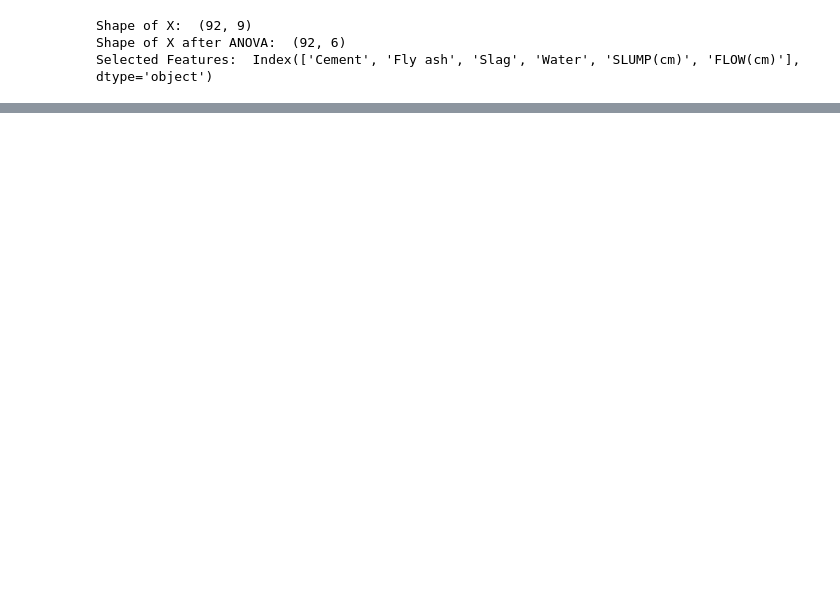
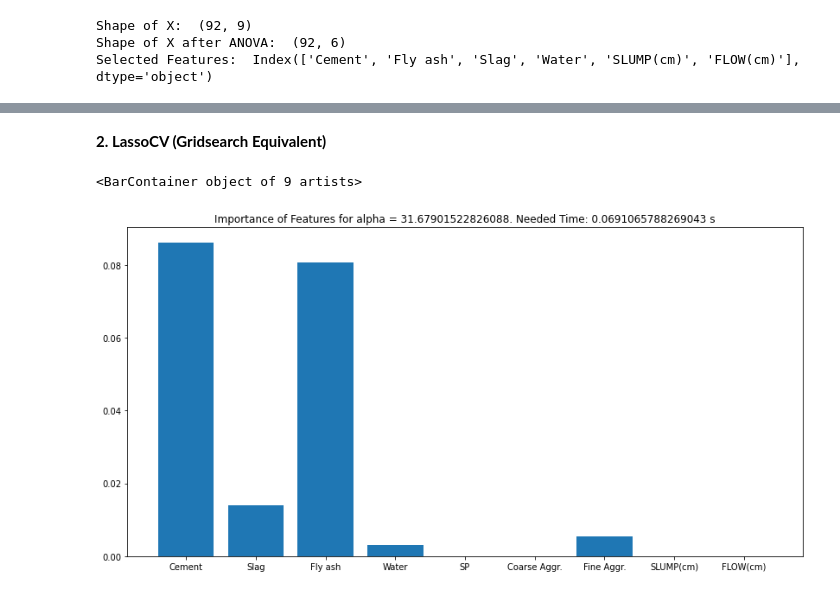
Before and after one commit to kobabulbul/AutoML, a Jupyter notebook: FeatureSelection.ipynb, the cells around one changed output, grey strips where cells are left out. Cells and saved outputs as stored; diff of their text form; code cells hidden in the pictures; blank space fills up the shorter version.

```diff
--- a/FeatureSelection.ipynb
+++ b/FeatureSelection.ipynb
@@ -71,0 +88,5 @@ Size of X_test:  (11, 9)
+# %%
+import warnings
+data_cols = data.columns.copy().tolist()
+data_cols.remove('No')
+data_cols.remove('Compressive Strength (28-day)(Mpa)')
@@ -121,4 +181,0 @@ Successfully installed gpytorch-1.6.0
-# %%
-x_train = torch.from_numpy(X_new)
-y_train = torch.from_numpy(y_train)
-x_test = torch.from_numpy(X_test[:, idx.tolist()])
@@ -516,0 +216,15 @@ _ = plt.title(
+# %% [markdown]
+**2. LassoCV (Gridsearch Equivalent)**
+# %%
+from sklearn.linear_model import LassoCV
+start_time = time()
+model = LassoCV(cv=3, fit_intercept=False).fit(X_train, y_train)
+needed_time = time() - start_time
+importance = np.abs(model.coef_)
+plt.figure(figsize=(14, 7))
+plt.title('Importance of Features for alpha = {}. Needed Time: {} s'.format(model.alpha_, needed_time))
+plt.bar(data_cols, importance)
+#plt.axhline(y=0.001,linewidth=1, color='r')
+# %% [output]
+<BarContainer object of 9 artists>
+[figure, added]
```
Also changed, not shown: parts of 60 cells of this notebook.
